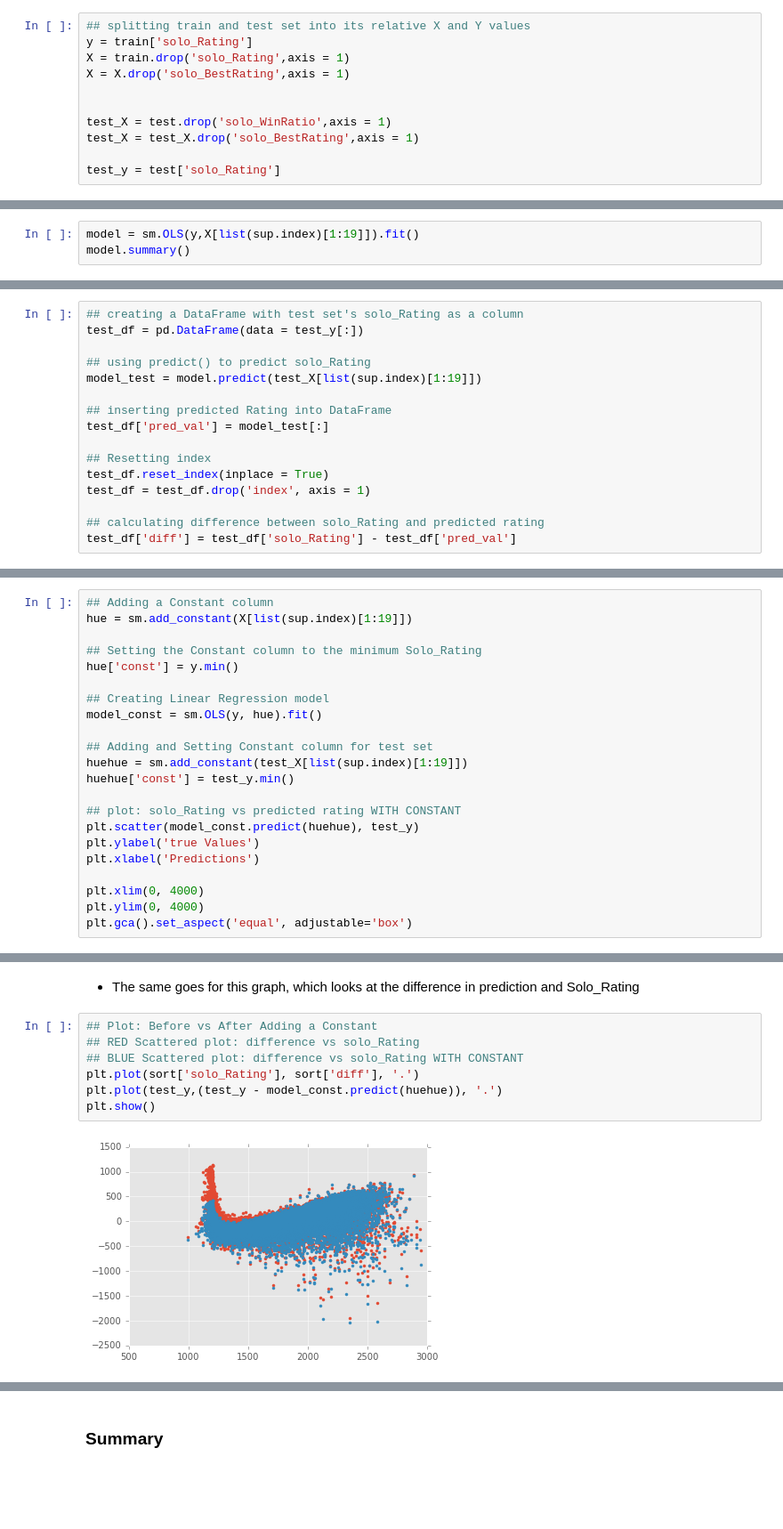
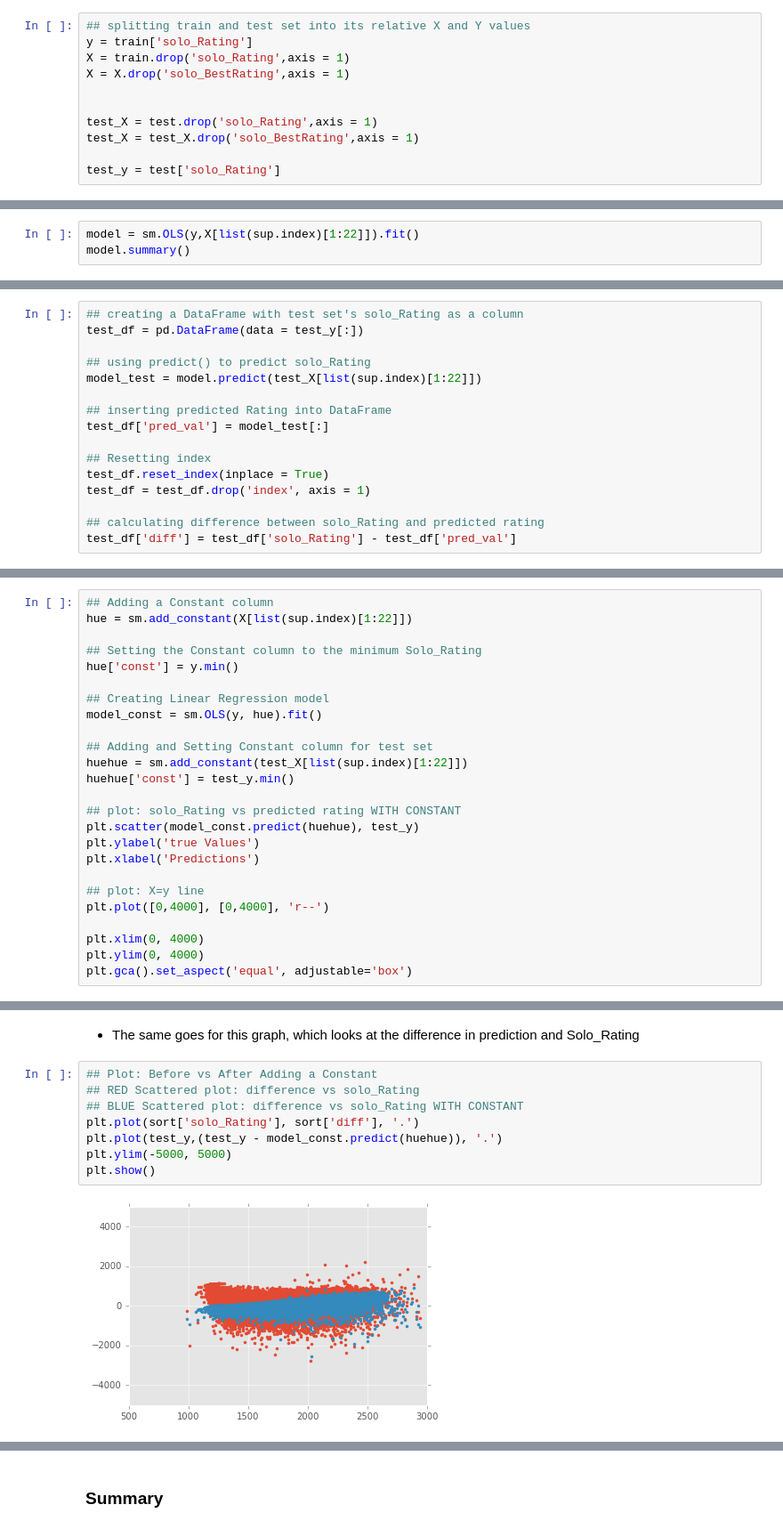
Before and after one commit to dawei95130/PUBG, a Jupyter notebook: PUBG.ipynb, the cells around one changed output, grey strips where cells are left out. Shown: that part at 89% size. Cells and saved outputs as stored; diff of their text form; blank space fills up the shorter version.

```diff
--- a/PUBG.ipynb
+++ b/PUBG.ipynb
@@ -264,7 +287,7 @@ X = train.drop('solo_Rating',axis = 1)
 X = X.drop('solo_BestRating',axis = 1)
 
 
-test_X = test.drop('solo_WinRatio',axis = 1)
+test_X = test.drop('solo_Rating',axis = 1)
 test_X = test_X.drop('solo_BestRating',axis = 1)
 
 test_y = test['solo_Rating']
@@ -321,5 +345,5 @@ ols_df[10:20]
 # %%
-model = sm.OLS(y,X[list(sup.index)[1:19]]).fit()
+model = sm.OLS(y,X[list(sup.index)[1:22]]).fit()
 model.summary()
 # %% [output]
 OLS Regression Results
@@ -359,7 +383,7 @@ OLS Regression Results
 test_df = pd.DataFrame(data = test_y[:])
 
 ## using predict() to predict solo_Rating
-model_test = model.predict(test_X[list(sup.index)[1:19]])
+model_test = model.predict(test_X[list(sup.index)[1:22]])
 
 ## inserting predicted Rating into DataFrame
 test_df['pred_val'] = model_test[:]
@@ -408,7 +435,7 @@ plt.ylabel('diff. in pred and actual rating')
 #### One reason that the model does not perform well at low Solo_Ratings might be because the model does not take y-intercept(base coefficient) into consideration; meaning there might exist a lowest possible Solo_Rating. Thus, one way to improve the model is to include a constant, which is selected using the lowest Solo_Rating.
 # %%
 ## Adding a Constant column
-hue = sm.add_constant(X[list(sup.index)[1:19]])
+hue = sm.add_constant(X[list(sup.index)[1:22]])
 
 ## Setting the Constant column to the minimum Solo_Rating
 hue['const'] = y.min()
@@ -417,7 +444,7 @@ hue['const'] = y.min()
 model_const = sm.OLS(y, hue).fit()
 
 ## Adding and Setting Constant column for test set
-huehue = sm.add_constant(test_X[list(sup.index)[1:19]])
+huehue = sm.add_constant(test_X[list(sup.index)[1:22]])
 huehue['const'] = test_y.min()
 
 ## plot: solo_Rating vs predicted rating WITH CONSTANT
@@ -425,6 +452,9 @@ plt.scatter(model_const.predict(huehue), test_y)
 plt.ylabel('true Values')
 plt.xlabel('Predictions')
 
+## plot: X=y line
+plt.plot([0,4000], [0,4000], 'r--')
+
 plt.xlim(0, 4000)
 plt.ylim(0, 4000)
 plt.gca().set_aspect('equal', adjustable='box')
@@ -445,10 +476,11 @@ plt.xlabel('Solo_Rating')
 # %%
 ## Plot: Before vs After Adding a Constant
 ## RED Scattered plot: difference vs solo_Rating
 ## BLUE Scattered plot: difference vs solo_Rating WITH CONSTANT
 plt.plot(sort['solo_Rating'], sort['diff'], '.')
 plt.plot(test_y,(test_y - model_const.predict(huehue)), '.')
+plt.ylim(-5000, 5000)
 plt.show()
 # %% [output]
-[figure, old version]
+[figure, new version]
 # %% [markdown]
```
Also changed, not shown: parts of 16 cells of this notebook.
